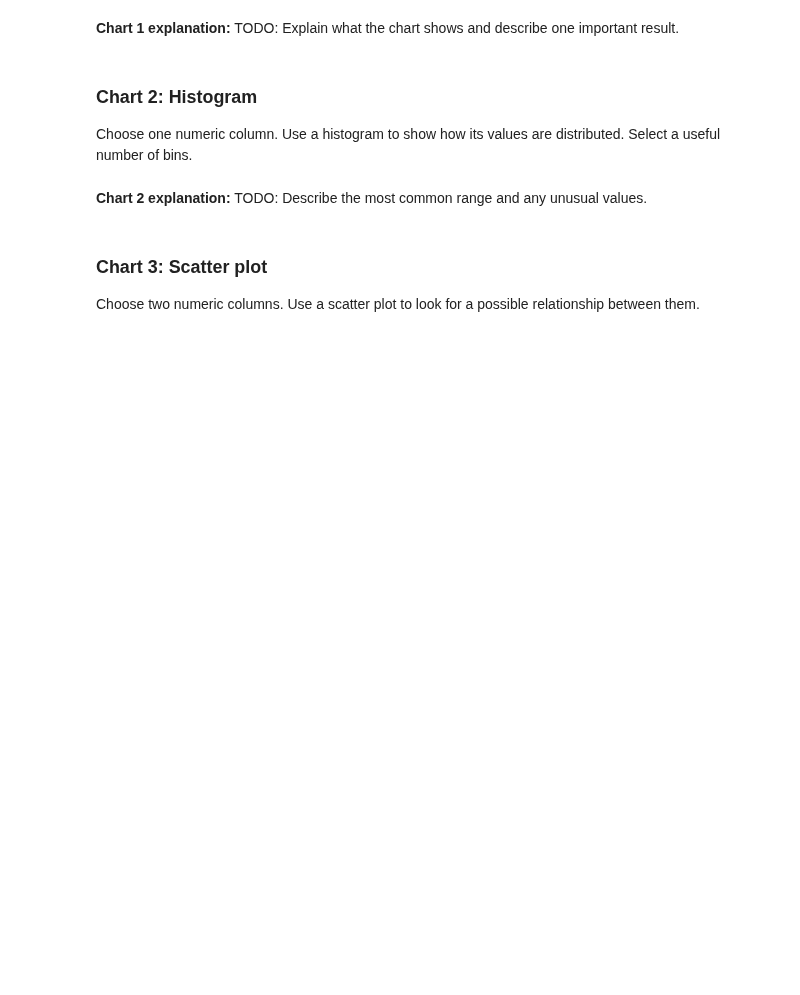
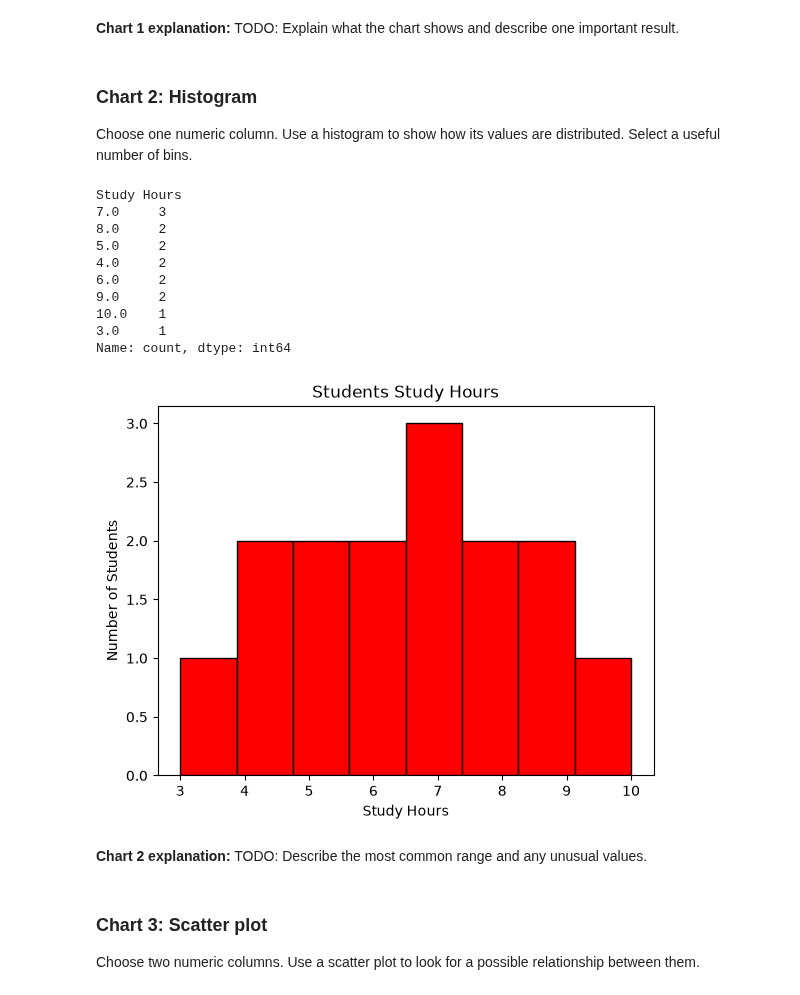
Before and after one commit to hendersongiovann-tech/CMP-Data_Exploration-and-Cleaning, a Jupyter notebook: MatplotlibAssignment.ipynb, the cells around one changed output. Saved outputs shown, nothing was run; the diff lists cells and outputs as text; code cells hidden in the pictures; blank space fills up the shorter version.

```diff
--- a/MatplotlibAssignment.ipynb
+++ b/MatplotlibAssignment.ipynb
@@ -202,7 +248,28 @@ Choose one numeric column. Use a histogram to show how its values are distribute
 # %%
 # TODO: Create a histogram with plt.hist().
 
 # TODO: Add a title, axis labels, and plt.show().
+
+study_hours_counts = cleaned_survey["Study Hours"].value_counts()
+print(study_hours_counts)
+
+plt.hist(cleaned_survey["Study Hours"], bins=8, color="red", edgecolor="black"  )
+plt.title("Students Study Hours")
+plt.xlabel("Study Hours")
+plt.ylabel("Number of Students")
+plt.show()
+# %% [output]
+Study Hours
+7.0     3
+8.0     2
+5.0     2
+4.0     2
+6.0     2
+9.0     2
+10.0    1
+3.0     1
+Name: count, dtype: int64
+[figure, added]
 # %% [markdown]
 **Chart 2 explanation:** TODO: Describe the most common range and any unusual values.
 # %% [markdown]
```
Also changed, not shown: parts of 6 cells of this notebook.
